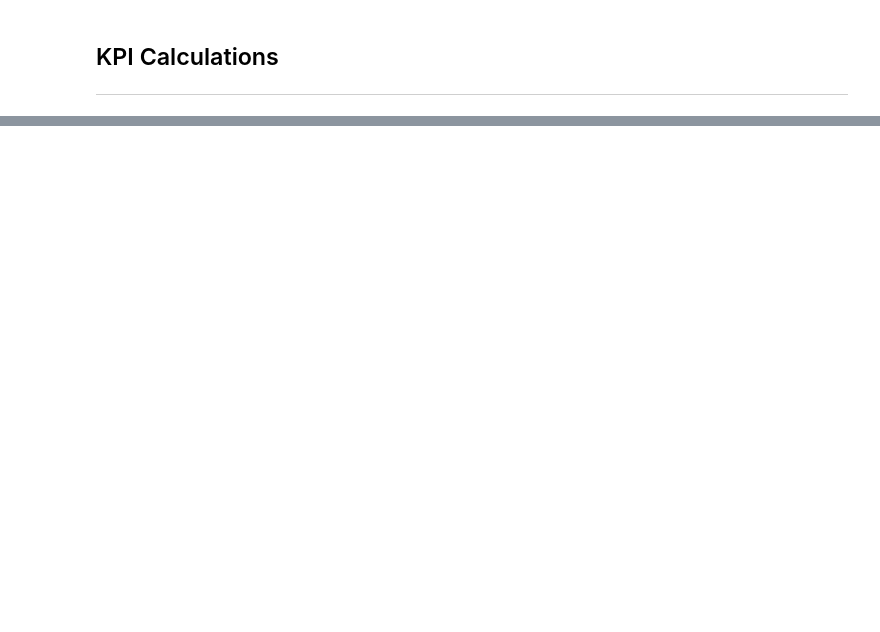
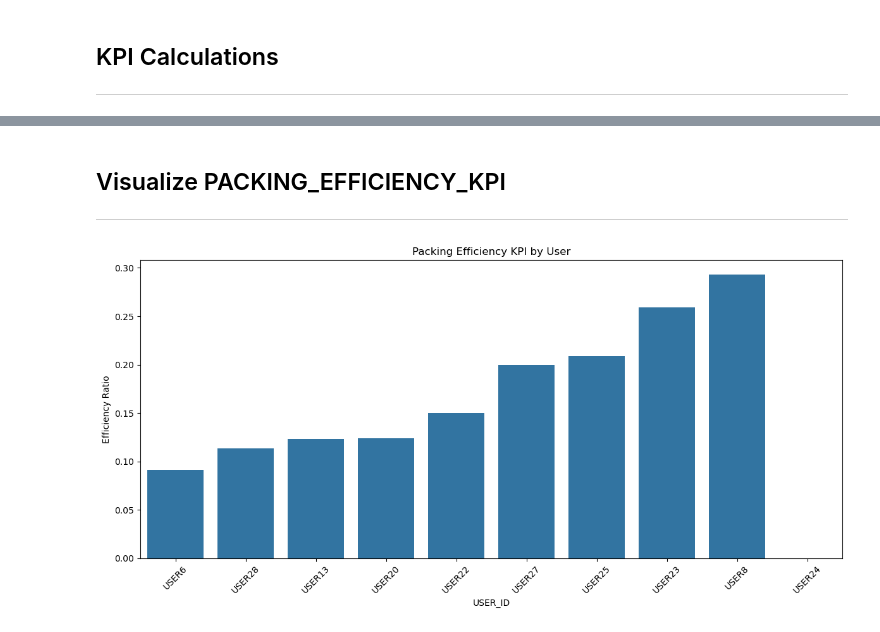
Before and after one commit to jenniferrnguyen/Aritzia_data_case, a Jupyter notebook: aritzia_data_case/Aritzia_data_case.ipynb, the cells around one changed output, grey strips where cells are left out. Cells and saved outputs as stored; diff of their text form; code cells hidden in the pictures; blank space fills up the shorter version.

```diff
--- a/aritzia_data_case/Aritzia_data_case.ipynb
+++ b/aritzia_data_case/Aritzia_data_case.ipynb
@@ -222,2 +252,12 @@ Expected Packing Time Excerpt
 # %%
-# ge the actual time
+# get packing efficiency KPI
+# Expected / Actual
+
+# NOTE some of the TRANSACTION_DURATION values are zero -> will skip these and replace with NaN
+
+mask = pkoclose["TRANSACTION_DURATION"] > 0
+pkoclose.loc[mask, "PACKING_EFFICIENCY_KPI"] = pkoclose.loc[mask, "EXPECTED_TIME"] / pkoclose.loc[mask, "TRANSACTION_DURATION"]
+
+pkoclose.loc[pkoclose["TRANSACTION_DURATION"] == 0, "PACKING_EFFICIENCY_KPI"] = np.nan
+
+pkoclose["PACKING_EFFICIENCY_KPI"].head
@@ -223,0 +277,15 @@ Expected Packing Time Excerpt
+# %% [markdown]
+## Visualize PACKING_EFFICIENCY_KPI
+---
+# %%
+user_eff = pkoclose.groupby("USER_ID")["PACKING_EFFICIENCY_KPI"].mean().sort_values()
+
+plt.figure(figsize=(12, 6))
+sns.barplot(x=user_eff.index, y=user_eff.values)
+plt.title("Packing Efficiency KPI by User")
+plt.ylabel("Efficiency Ratio")
+plt.xticks(rotation=45)
+plt.tight_layout()
+plt.show()
+# %% [output]
+[figure, added]
```
Also changed, not shown: parts of 11 cells of this notebook.
